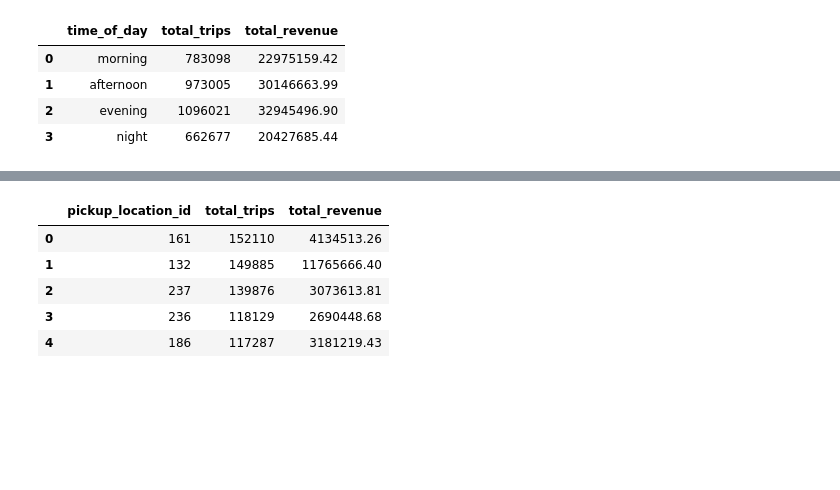
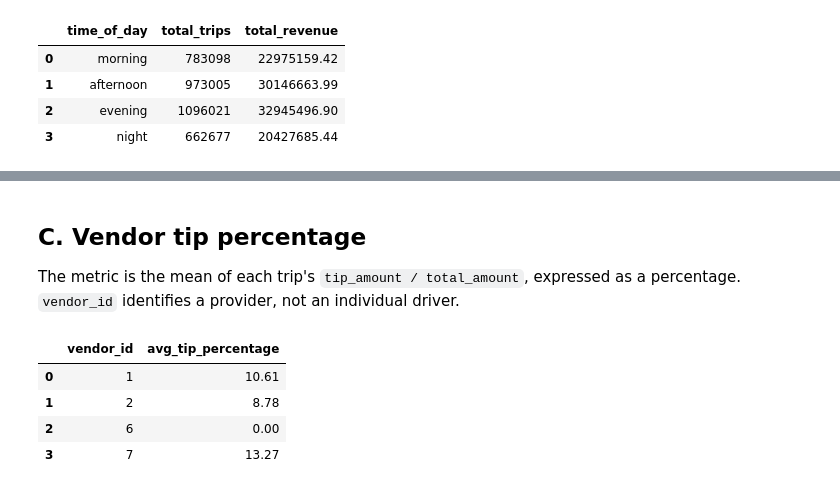
Before and after one commit to Homeyra-mhm/duckdb-dbt-challenge, a Jupyter notebook: notebooks/results_analysis.ipynb, the cells around one changed output, grey strips where cells are left out. Saved outputs shown, nothing was run; the diff lists cells and outputs as text; code cells hidden in the pictures; blank space fills up the shorter version.

```diff
--- a/notebooks/results_analysis.ipynb
+++ b/notebooks/results_analysis.ipynb
@@ -124,15 +205,19 @@ Leggere iL mart
+# %% [markdown]
+## C. Vendor tip percentage
+
+The metric is the mean of each trip's `tip_amount / total_amount`, expressed as a percentage.
+`vendor_id` identifies a provider, not an individual driver.
 # %%
-top_zones = con.sql("""
-    select pickup_location_id, total_trips, total_revenue
-    from mart_top_pickup_zones
-    order by total_trips desc, pickup_location_id
+vendor_performance = con.sql("""
+    select vendor_id, avg_tip_percentage
+    from mart_vendor_rate_performance
+    order by vendor_id
 """).df()
 
-top_zones
+display(vendor_performance)
 # %% [output]
-|  | pickup_location_id | total_trips | total_revenue |
-| 0 | 161 | 152110 | 4134513.26 |
-| 1 | 132 | 149885 | 11765666.40 |
-| 2 | 237 | 139876 | 3073613.81 |
-| 3 | 236 | 118129 | 2690448.68 |
-| 4 | 186 | 117287 | 3181219.43 |
+|  | vendor_id | avg_tip_percentage |
+| 0 | 1 | 10.61 |
+| 1 | 2 | 8.78 |
+| 2 | 6 | 0.00 |
+| 3 | 7 | 13.27 |
```
Also changed, not shown: parts of 22 cells of this notebook, 23 other files.
